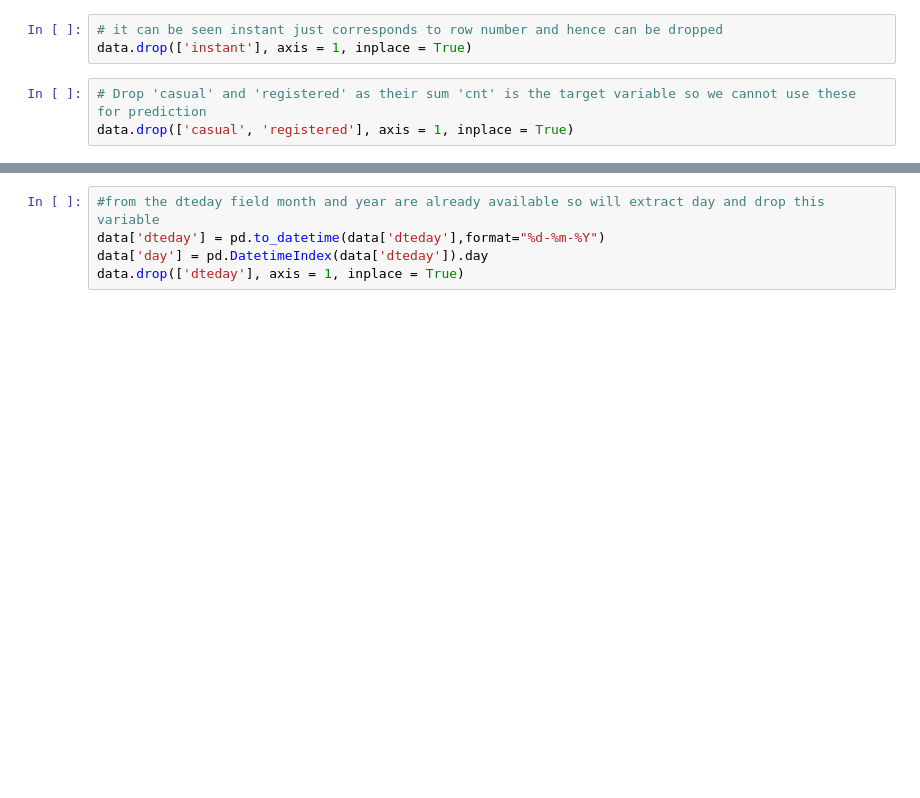
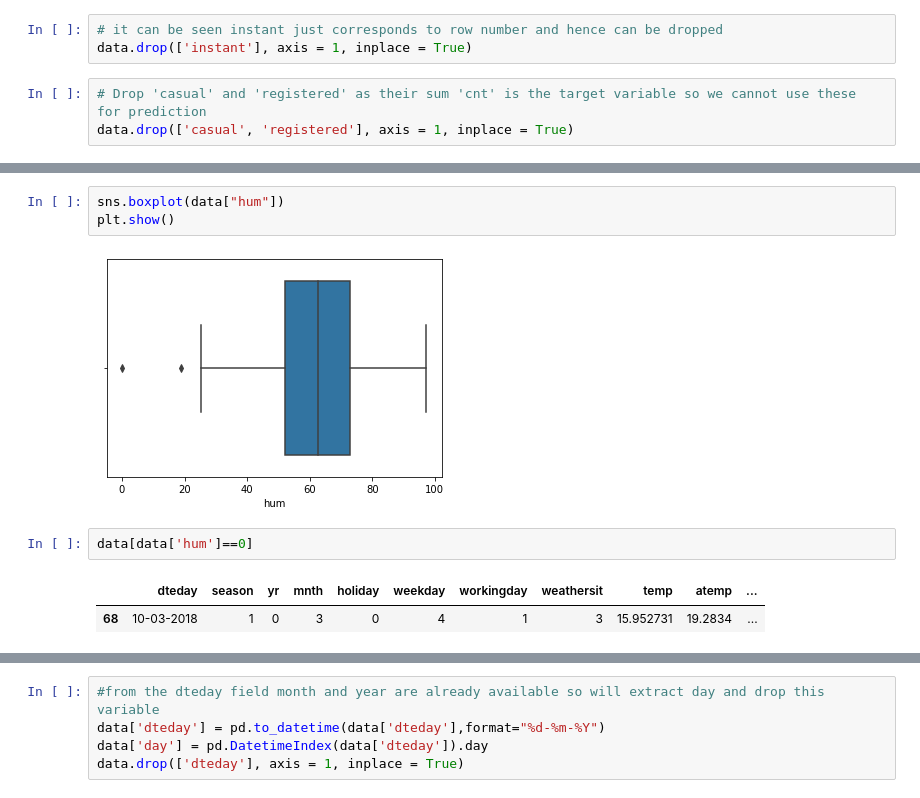
Before and after one commit to graison-thomas/BoomBikesAssignment, a Jupyter notebook: Graison.ipynb, the cells around one changed output, grey strips where cells are left out. Saved outputs shown, nothing was run; the diff lists cells and outputs as text; blank space fills up the shorter version.

```diff
--- a/Graison.ipynb
+++ b/Graison.ipynb
@@ -57,0 +85,10 @@ data.drop(['casual', 'registered'], axis = 1, inplace = True)
+# %%
+sns.boxplot(data["hum"])
+plt.show()
+# %% [output]
+[figure, added]
+# %%
+data[data['hum']==0]
+# %% [output]
+|  | dteday | season | yr | mnth | holiday | weekday | workingday | weathersit | temp | atemp | ... |
+| 68 | 10-03-2018 | 1 | 0 | 3 | 0 | 4 | 1 | 3 | 15.952731 | 19.2834 | ... |
```
Also changed, not shown: parts of 19 cells of this notebook.
